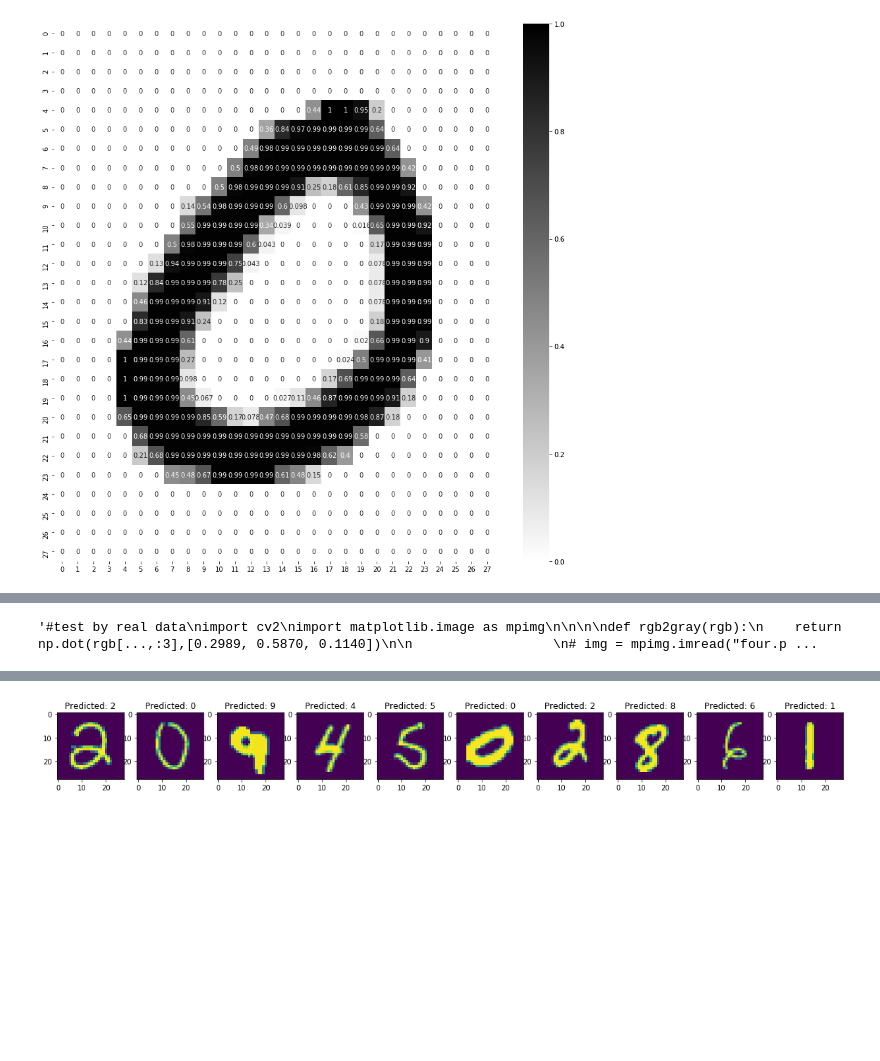
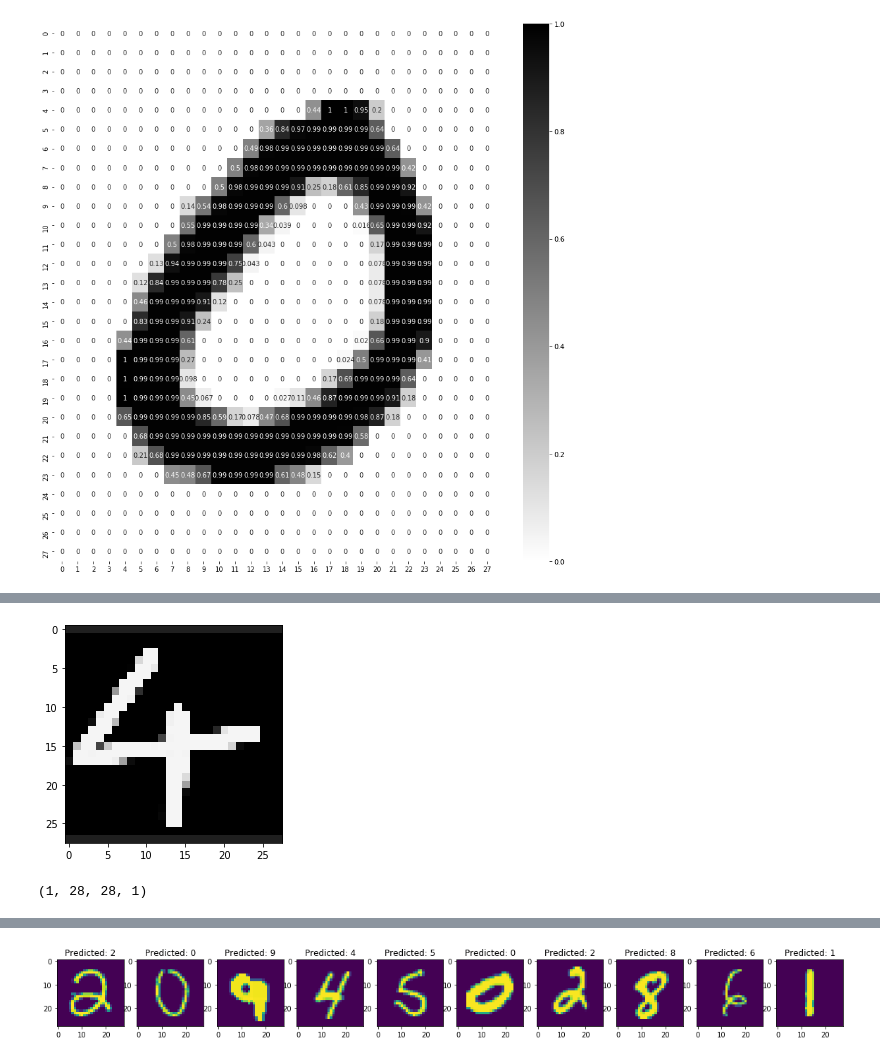
Before and after one commit to Fazleem/Digit_Recognizer, a Jupyter notebook: src/Image_Recognition_CNN.ipynb, the cells around one changed output, grey strips where cells are left out. Drawn from its saved outputs; the diff is of its cells as text; code cells hidden in the pictures; blank space fills up the shorter version.

```diff
--- a/src/Image_Recognition_CNN.ipynb
+++ b/src/Image_Recognition_CNN.ipynb
@@ -224,27 +225,30 @@ array([[0., 0., 1., 0., 0., 0., 0., 0., 0., 0.],
 # %%
-"""#test by real data
+"""
+# test using real data
 import cv2
 import matplotlib.image as mpimg
 
 
 
 def rgb2gray(rgb):
     return np.dot(rgb[...,:3],[0.2989, 0.5870, 0.1140])
 
 
-# img = mpimg.imread("four.png")
-img = mpimg.imread("one.png")
+img = mpimg.imread("four.png")
+# img = mpimg.imread("one.png")
 im = cv2.resize(img, (28,28))
 gray = rgb2gray(im)
 plt.imshow(gray, cmap=plt.get_cmap('gray'), vmin=0, vmax=1)
 plt.show()
 
 gray = gray.reshape(1,28,28,1)
 gray = gray
 gray.shape
+
 """
 # %% [output]
+[figure, added]
-'#test by real data\nimport cv2\nimport matplotlib.image as mpimg\n\n\n\ndef rgb2gray(rgb):\n    return np.dot(rgb[...,:3],[0.2989, 0.5870, 0.1140])\n\n                  \n# img = mpimg.imread("four.p ...
+(1, 28, 28, 1)
 # %%
 y_pred = np.argmax(model.predict(X_test_new), axis=-1)
 
```
Also changed, not shown: parts of 8 cells of this notebook, 2 other files.
